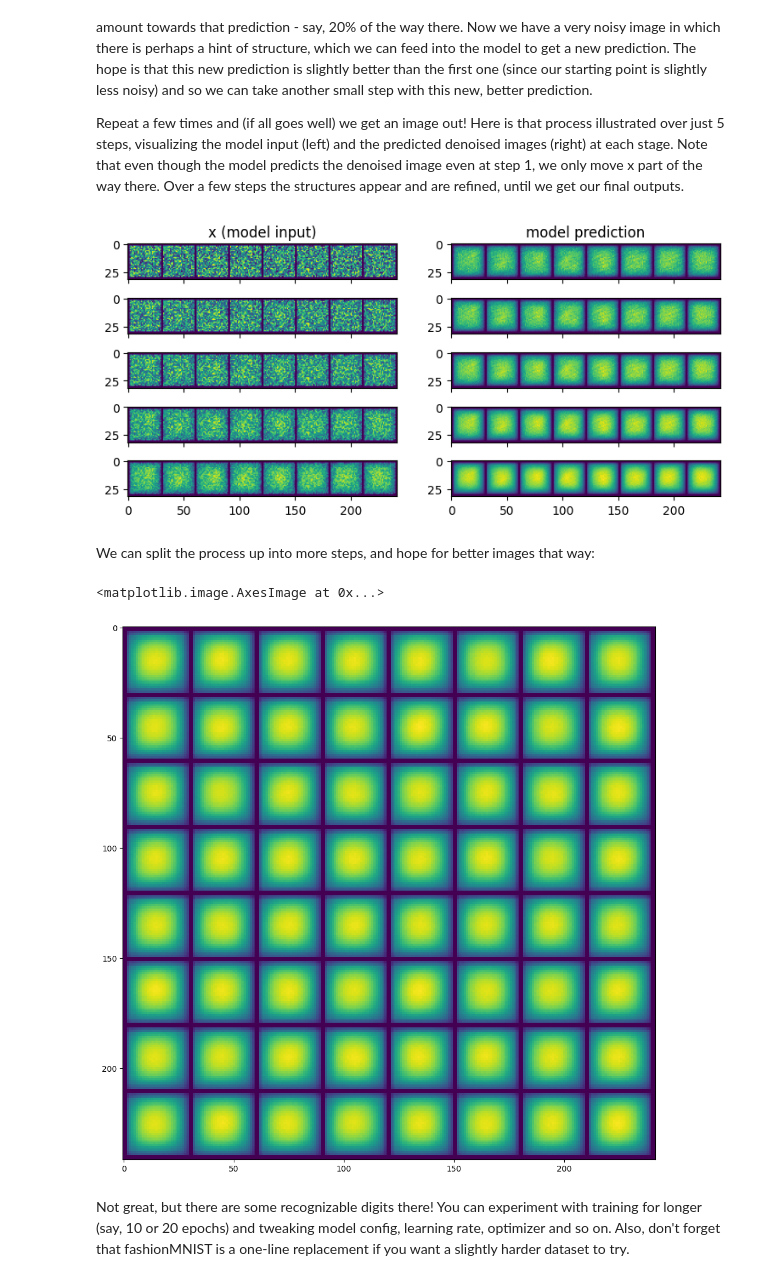
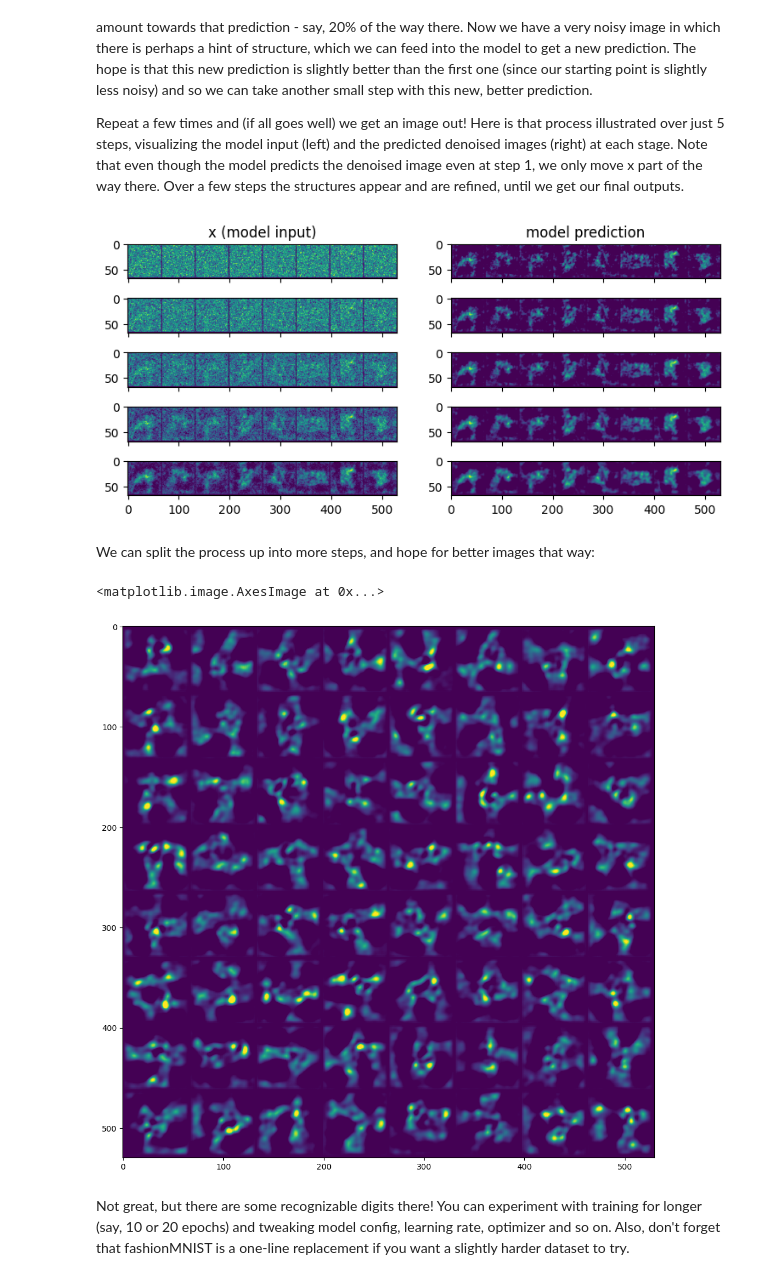
Before and after one commit to shani1610/learning-diffusion-models, a Jupyter notebook: huggingface_course/02_diffusion_models_from_scratch(pokemons).ipynb, the cells around one changed output. Drawn from its saved outputs; the diff is of its cells as text; code cells hidden in the pictures.

```diff
--- a/huggingface_course/02_diffusion_models_from_scratch(pokemons).ipynb
+++ b/huggingface_course/02_diffusion_models_from_scratch(pokemons).ipynb
@@ -130,7 +129,7 @@ Turn our images from a PIL image to a PyTorch tensor using transforms.ToTensor()
 # %%
 # Write transform for image
 data_transform = transforms.Compose([
-    transforms.Resize(size=(28, 28)),
+    transforms.Resize(size=(64, 64)),
     transforms.ToTensor() # this also converts all pixel values from 0 to 255 to be between 0.0 and 1.0
 ])
 # %%
@@ -267,6 +266,6 @@ class BasicUNet(nn.Module):
 We can verify that the output shape is the same as the input, as we expect:
 # %%
 net = BasicUNet()
-x = torch.rand(8, 3, 28, 28)
+x = torch.rand(8, 3, 64, 64)
 net(x).shape
 # %% [output]
@@ -294,7 +293,7 @@ We can now have a go at training the network.
 Feel free to modify this and see if you can get it working better!
 # %%
 # Dataloader (you can mess with batch size)
-batch_size = 128
+batch_size = 8
 train_dataloader = DataLoader(train_data, batch_size=batch_size, shuffle=True)
 
 # How many runs through the data should we do?
@@ -389,7 +388,7 @@ Repeat a few times and (if all goes well) we get an image out! Here is that proc
 # %%
 #Sampling strategy: Break the process into 5 steps and move 1/5'th of the way there each time:
 n_steps = 5
-x = torch.rand(8, 3, 28, 28).to(device) # Start from random
+x = torch.rand(8, 3, 64, 64).to(device) # Start from random
 step_history = [x.detach().cpu()]
 pred_output_history = []
 
@@ -408,24 +407,24 @@ for i in range(n_steps):
     axs[i, 0].imshow(torchvision.utils.make_grid(step_history[i])[0].clip(0, 1))
     axs[i, 1].imshow(torchvision.utils.make_grid(pred_output_history[i])[0].clip(0, 1))
 # %% [output]
-[figure, old version]
+[figure, new version]
 # %% [markdown]
 We can split the process up into more steps, and hope for better images that way:
 # %%
 #Showing more results, using 40 sampling steps
 n_steps = 40
-x = torch.rand(64, 3, 28, 28).to(device)
+x = torch.rand(64, 3, 64, 64).to(device)
 for i in range(n_steps):
   noise_amount = torch.ones((x.shape[0], )).to(device) * (1-(i/n_steps)) # Starting high going low
   with torch.no_grad():
     pred = net(x)
   mix_factor = 1/(n_steps - i)
   x = x*(1-mix_factor) + pred*mix_factor
 fig, ax = plt.subplots(1, 1, figsize=(12, 12))
 ax.imshow(torchvision.utils.make_grid(x.detach().cpu(), nrow=8)[0].clip(0, 1))
 # %% [output]
 <matplotlib.image.AxesImage at 0x...>
-[figure, old version]
+[figure, new version]
 # %% [markdown]
 Not great, but there are some recognizable digits there! You can experiment with training for longer (say, 10 or 20 epochs) and tweaking model config, learning rate, optimizer and so on. Also, don't forget that fashionMNIST is a one-line replacement if you want a slightly harder dataset to try.
 # %% [markdown]
```
Also changed, not shown: parts of 11 cells of this notebook.
